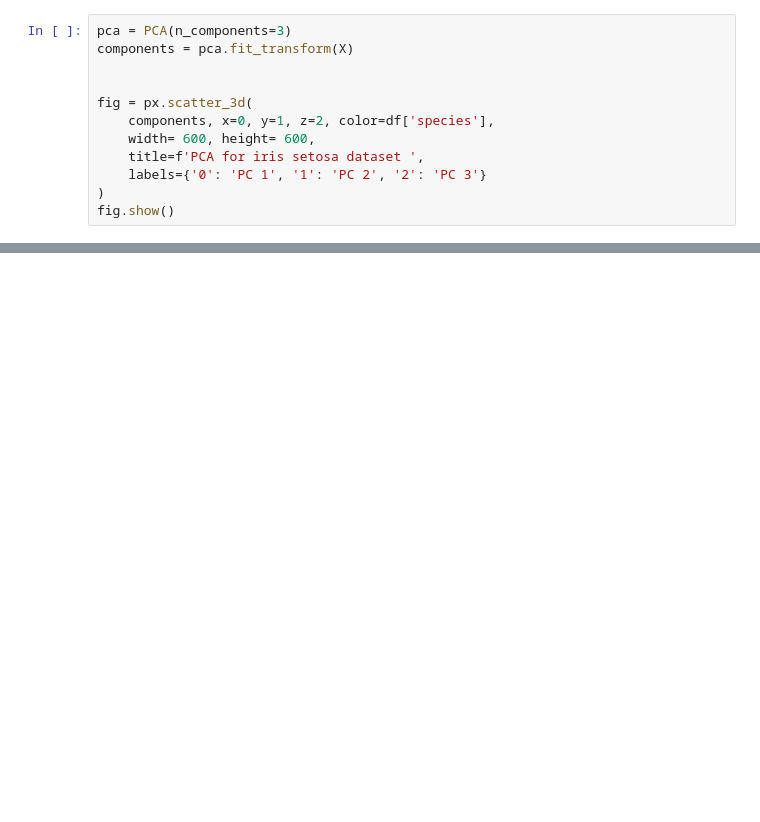
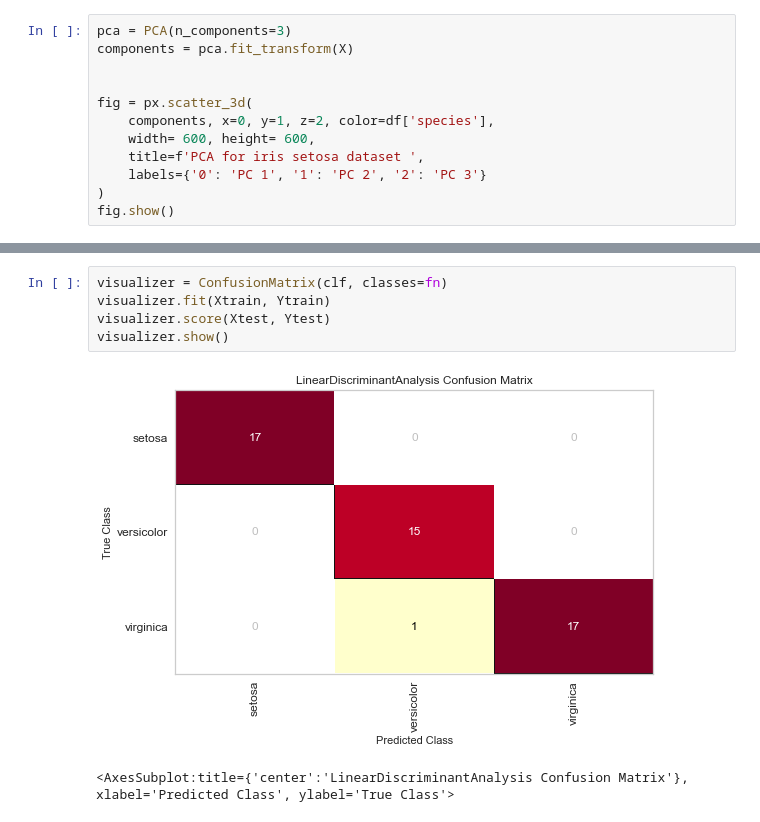
Before and after one commit to DavidDrumond/Python-portifolio, a Jupyter notebook: Iris Setosa/Iris_Setosa.ipynb, the cells around one changed output, grey strips where cells are left out. Drawn from its saved outputs; the diff is of its cells as text; blank space fills up the shorter version.

```diff
--- a/Iris Setosa/Iris_Setosa.ipynb
+++ b/Iris Setosa/Iris_Setosa.ipynb
@@ -75,0 +107,8 @@ fig.show()
+# %%
+visualizer = ConfusionMatrix(clf, classes=fn)
+visualizer.fit(Xtrain, Ytrain)
+visualizer.score(Xtest, Ytest)
+visualizer.show()
+# %% [output]
+[figure, added]
+<AxesSubplot:title={'center':'LinearDiscriminantAnalysis Confusion Matrix'}, xlabel='Predicted Class', ylabel='True Class'>
```
Also changed, not shown: parts of 9 cells of this notebook, 1 other file.
